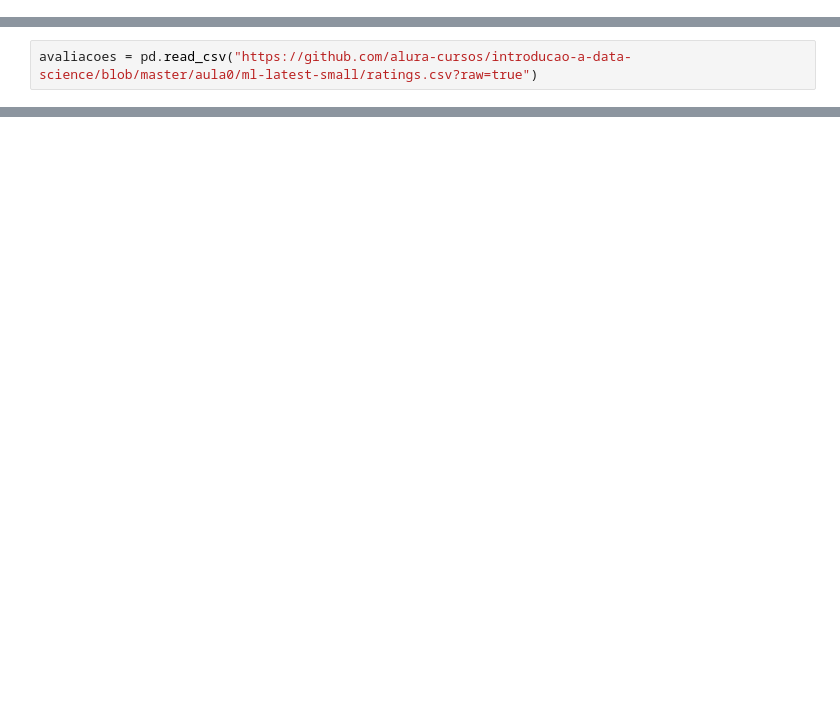
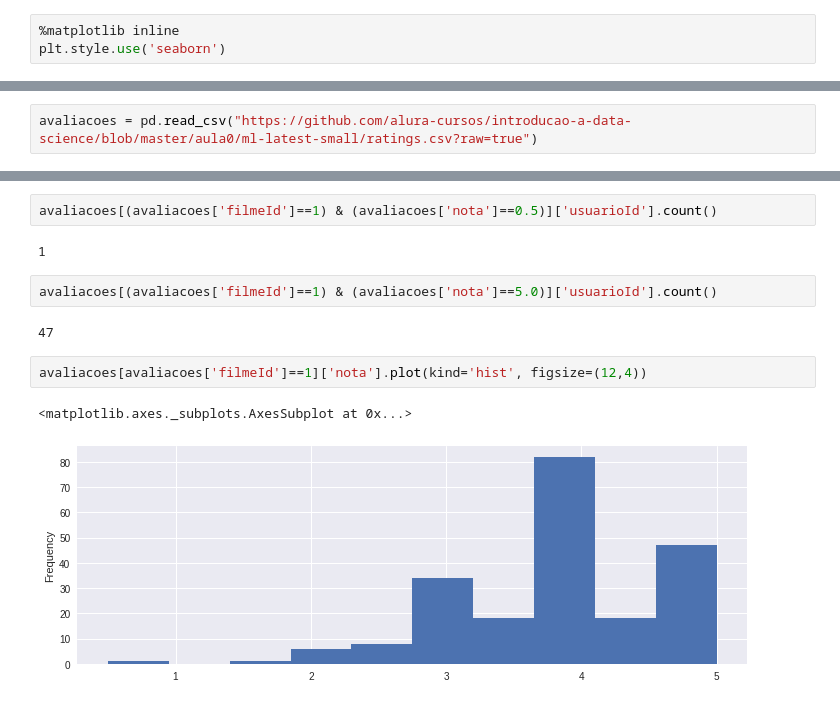
Before and after one commit to joaojulio/StudyProjects, a Jupyter notebook: Alura_quarentenadados.ipynb, the cells around one changed output, grey strips where cells are left out. Cells and saved outputs as stored; diff of their text form; blank space fills up the shorter version.

```diff
--- a/Alura_quarentenadados.ipynb
+++ b/Alura_quarentenadados.ipynb
@@ -9,3 +11,6 @@ import pandas as pd
+# %%
+%matplotlib inline
+plt.style.use('seaborn')
 # %%
 filmes = pd.read_csv("https://raw.githubusercontent.com/alura-cursos/introducao-a-data-science/master/aula0/ml-latest-small/movies.csv")
 # %%
@@ -171,0 +111,13 @@ Index(['movieId', 'title', 'genres', 'rating_avg', 'total_rates'], dtype='object
+# %%
+avaliacoes[(avaliacoes['filmeId']==1) & (avaliacoes['nota']==0.5)]['usuarioId'].count()
+# %% [output]
+1
+# %%
+avaliacoes[(avaliacoes['filmeId']==1) & (avaliacoes['nota']==5.0)]['usuarioId'].count()
+# %% [output]
+47
+# %%
+avaliacoes[avaliacoes['filmeId']==1]['nota'].plot(kind='hist', figsize=(12,4))
+# %% [output]
+<matplotlib.axes._subplots.AxesSubplot at 0x...>
+[figure, added]
```
Also changed, not shown: parts of 59 cells of this notebook.
